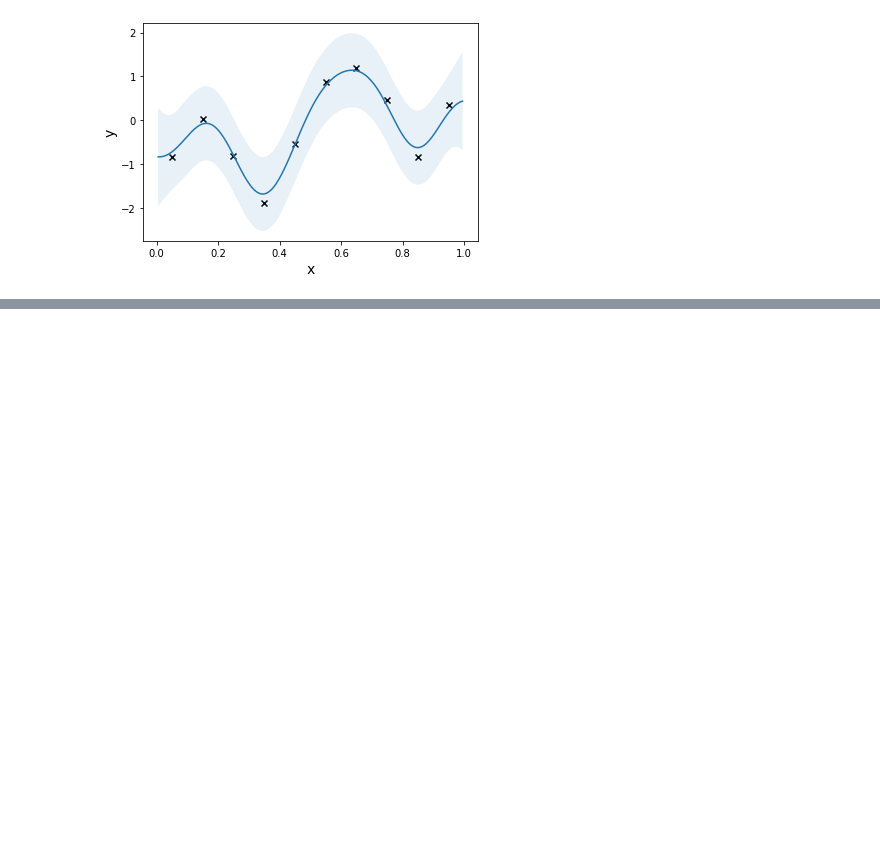
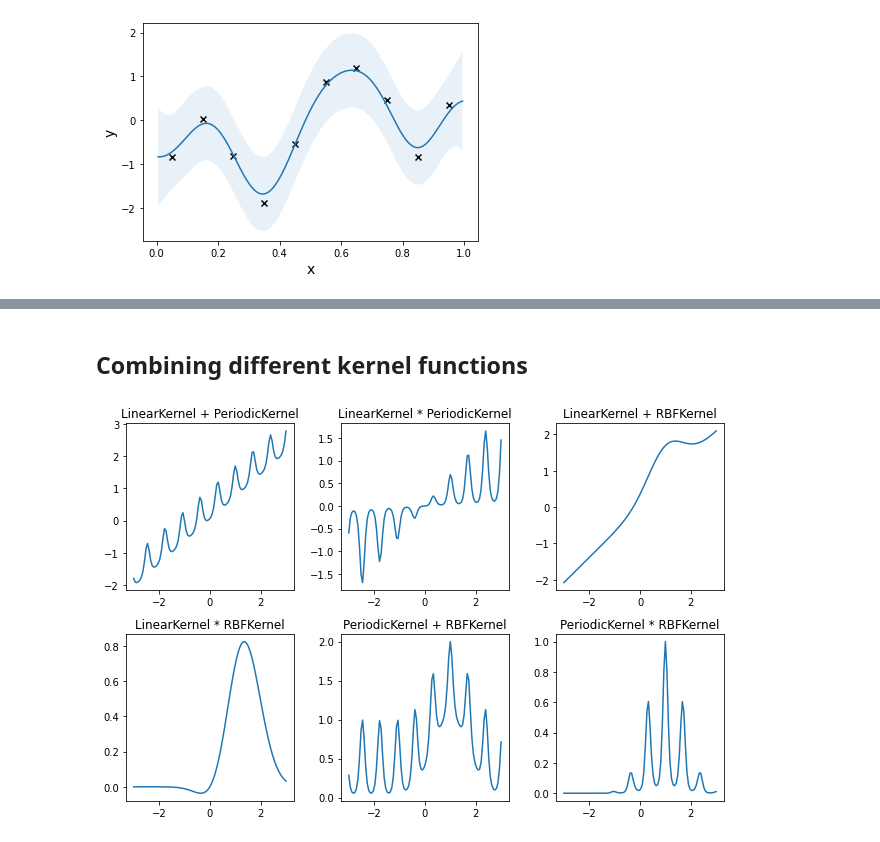
Before and after one commit to jackliu333/bayesian_optimization_theory_and_practice_with_python, a Jupyter notebook: Chapter_4.ipynb, the cells around one changed output, grey strips where cells are left out. Cells and saved outputs as stored; diff of their text form; code cells hidden in the pictures; blank space fills up the shorter version.

```diff
--- a/Chapter_4.ipynb
+++ b/Chapter_4.ipynb
@@ -348,0 +369,28 @@ Epoch: 95, loss: 1.194, lengthscale: 0.094, noise: 0.100
+# %% [markdown]
+## Combining different kernel functions
+# %%
+kernel_functions = [gpytorch.kernels.LinearKernel(power=1),
+                        gpytorch.kernels.PeriodicKernel(),
+                        gpytorch.kernels.RBFKernel()]
+# overload the + and * operators
+operations = {'+': lambda x, y: x + y,
+              '*': lambda x, y: x * y}
+figure, axes = plt.subplots(len(operations), len(kernel_functions), figsize=(9, 6))
+
+import itertools
+axes = axes.ravel()
+count = 0
+# iterate through each unique combinations of kernels and operators
+for j, base_kernels in enumerate(itertools.combinations(kernel_functions, 2)):
+    for k, (op_name, op) in enumerate(operations.items()):
+        kernel = op(base_kernels[0], base_kernels[1])
+        plot_kernel(kernel, ax=axes[count])
+        kernel_names = [
+            str(base_kernels[i]).split('(')[0] for i in [0, 1]
+        ]
+        axes[count].set_title('{} {} {}'.format(kernel_names[0], op_name,
+                                                kernel_names[1]), fontsize=12)
+        count += 1
+figure.tight_layout()
+# %% [output]
+[figure, added]
```
Also changed, not shown: parts of 14 cells of this notebook.
